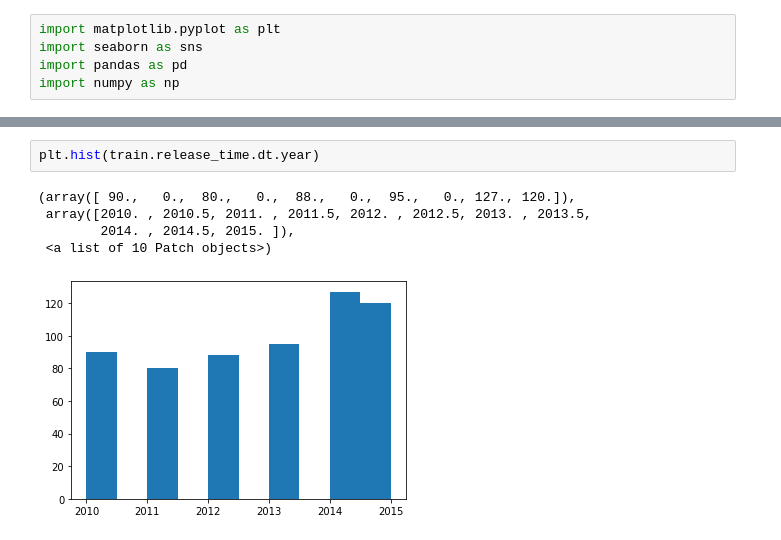
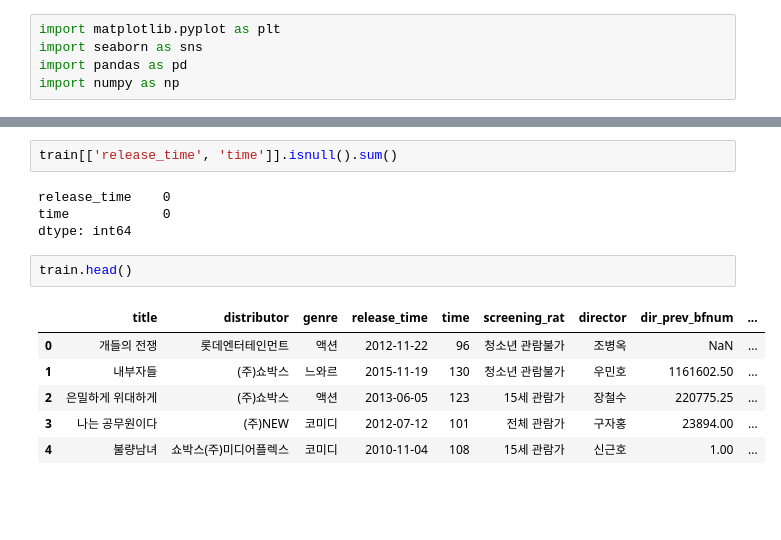
Before and after one commit to lim-jr/ESAA-Submits, a Jupyter notebook: 플젝3_재령전처리_time.ipynb, the cells around one changed output, grey strips where cells are left out. Saved outputs shown, nothing was run; the diff lists cells and outputs as text; blank space fills up the shorter version.

```diff
--- a/플젝3_재령전처리_time.ipynb
+++ b/플젝3_재령전처리_time.ipynb
@@ -71,8 +32,15 @@ ax= sns.countplot(np.log1p(train.release_time.dt.month))
-# %%
-plt.hist(train.release_time.dt.year)
-# %% [output]
-(array([ 90.,   0.,  80.,   0.,  88.,   0.,  95.,   0., 127., 120.]),
- array([2010. , 2010.5, 2011. , 2011.5, 2012. , 2012.5, 2013. , 2013.5,
-        2014. , 2014.5, 2015. ]),
- <a list of 10 Patch objects>)
-[figure, removed]
+# %%
+train[['release_time', 'time']].isnull().sum()
+# %% [output]
+release_time    0
+time            0
+dtype: int64
+# %%
+train.head()
+# %% [output]
+|  | title | distributor | genre | release_time | time | screening_rat | director | dir_prev_bfnum | ... |
+| 0 | 개들의 전쟁 | 롯데엔터테인먼트 | 액션 | 2012-11-22 | 96 | 청소년 관람불가 | 조병옥 | NaN | ... |
+| 1 | 내부자들 | (주)쇼박스 | 느와르 | 2015-11-19 | 130 | 청소년 관람불가 | 우민호 | 1161602.50 | ... |
+| 2 | 은밀하게 위대하게 | (주)쇼박스 | 액션 | 2013-06-05 | 123 | 15세 관람가 | 장철수 | 220775.25 | ... |
+| 3 | 나는 공무원이다 | (주)NEW | 코미디 | 2012-07-12 | 101 | 전체 관람가 | 구자홍 | 23894.00 | ... |
+| 4 | 불량남녀 | 쇼박스(주)미디어플렉스 | 코미디 | 2010-11-04 | 108 | 15세 관람가 | 신근호 | 1.00 | ... |
```
Also changed, not shown: parts of 21 cells of this notebook.
